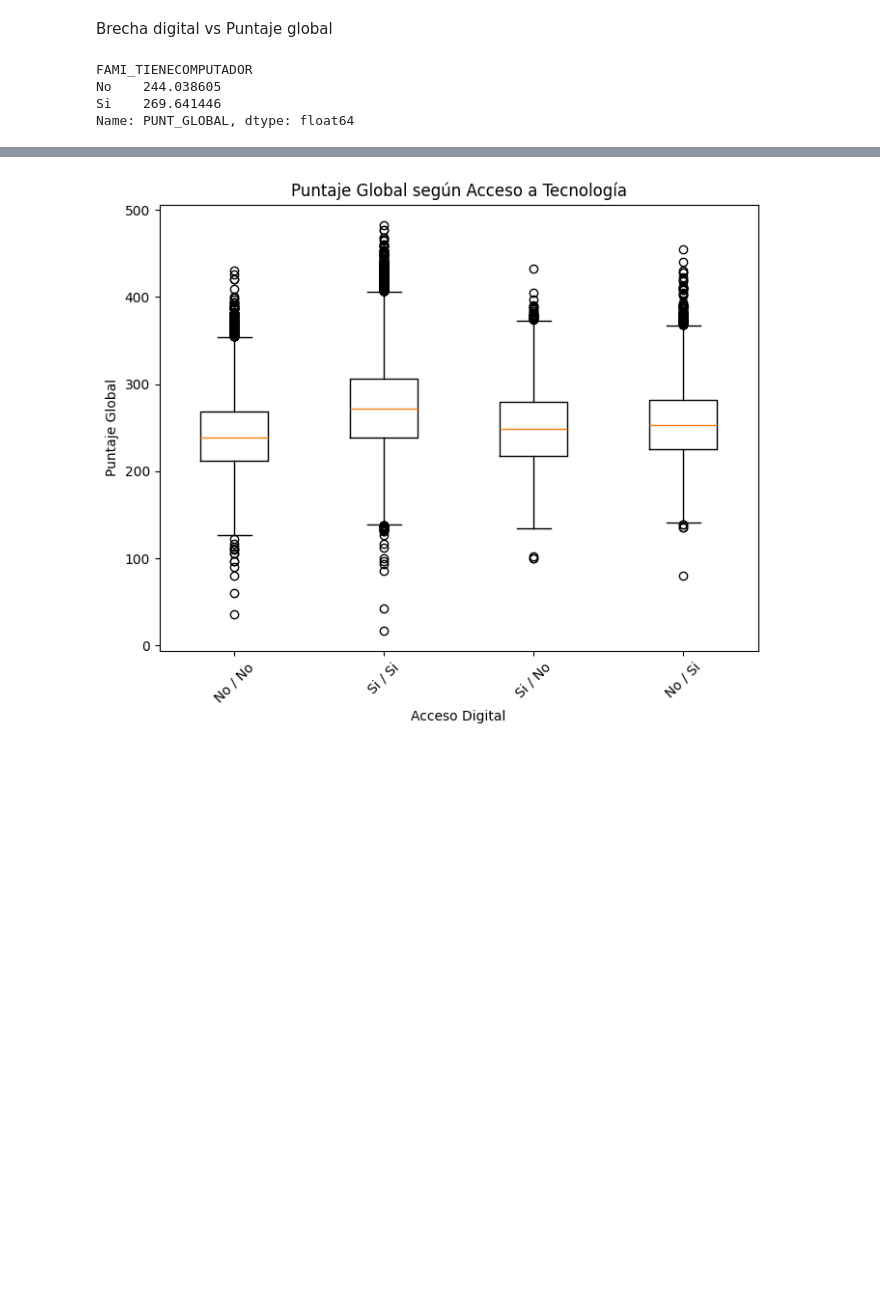
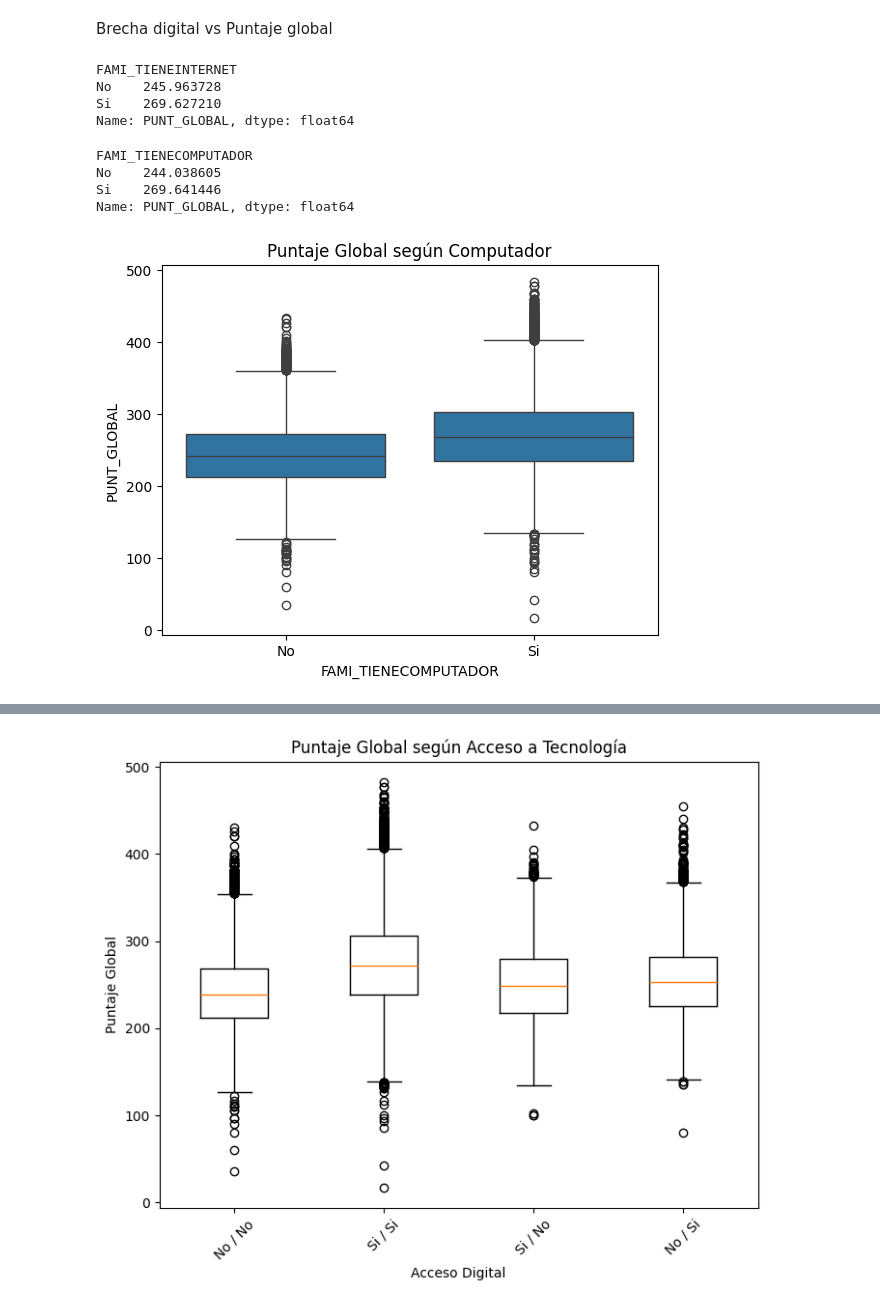
Before and after one commit to isabellagomez2003-sys/Proyecto-1, a Jupyter notebook: pregunta2(Dani).ipynb, the cells around one changed output, grey strips where cells are left out. Saved outputs shown, nothing was run; the diff lists cells and outputs as text; code cells hidden in the pictures; blank space fills up the shorter version.

```diff
--- a/pregunta2(Dani).ipynb
+++ b/pregunta2(Dani).ipynb
@@ -350,11 +416,26 @@ plt.show()
 # %% [markdown]
 Brecha digital vs Puntaje global
 # %%
-#agrupar para ver la media
+#agrupar para ver la media de cuando tiene internet
 df_tecnologia.groupby("FAMI_TIENEINTERNET")["PUNT_GLOBAL"].mean()
-df_tecnologia.groupby("FAMI_TIENECOMPUTADOR")["PUNT_GLOBAL"].mean()
 # %% [output]
-FAMI_TIENECOMPUTADOR
-No    244.038605
-Si    269.641446
+FAMI_TIENEINTERNET
+No    245.963728
+Si    269.627210
 Name: PUNT_GLOBAL, dtype: float64
+# %%
+#agrupar para ver la media de cuando tiene computador
+
+df_tecnologia.groupby("FAMI_TIENECOMPUTADOR")["PUNT_GLOBAL"].mean()
+# %% [output]
+FAMI_TIENECOMPUTADOR
+No    244.038605
+Si    269.641446
+Name: PUNT_GLOBAL, dtype: float64
+# %%
+plt.figure()
+sns.boxplot(x="FAMI_TIENECOMPUTADOR", y="PUNT_GLOBAL", data=df)
+plt.title("Puntaje Global según Computador")
+plt.show()
+# %% [output]
+[figure, added]
```
Also changed, not shown: parts of 15 cells of this notebook.
